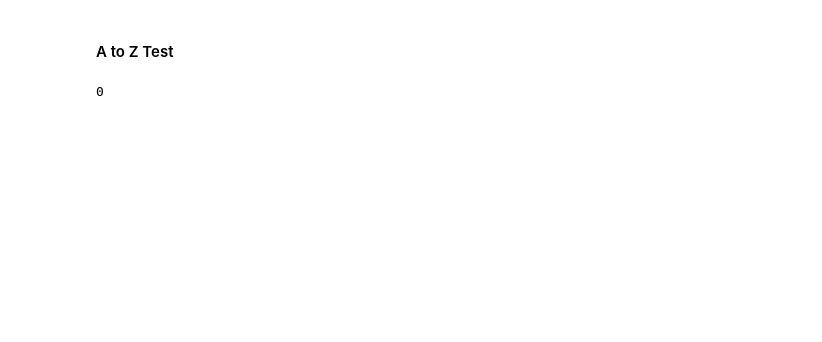
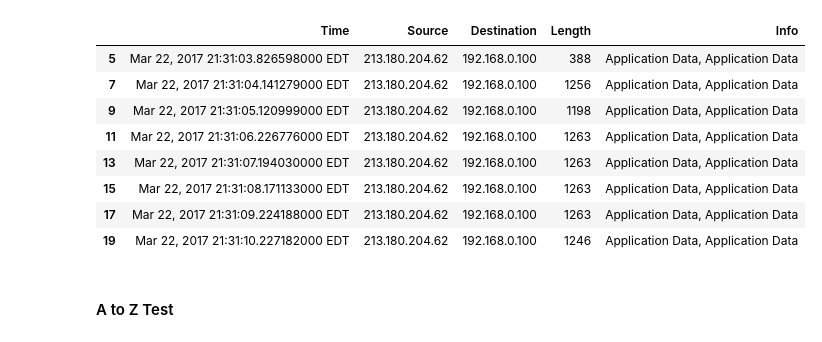
Before and after one commit to nguyenduchien1994/Side-channel-Attacks, a Jupyter notebook: Project--HTTPS_Exploit/Project HTTPSExploit.ipynb, the cells around one changed output. Cells and saved outputs as stored; diff of their text form; code cells hidden in the pictures; blank space fills up the shorter version.

```diff
--- a/Project--HTTPS_Exploit/Project HTTPSExploit.ipynb
+++ b/Project--HTTPS_Exploit/Project HTTPSExploit.ipynb
@@ -25,3 +140,21 @@ for w in word:
+# %%
+ts=tshark(10)
+enterAWord(K[27])
+ts.join()
+T=pd.read_csv('dump0.csv',delimiter='\t',names=['Time','Source','Destination','Length','Info'])
+#select=np.logical_or(T['Info']=='Application Data', T['Info']=='Application Data, Application Data')
+select=np.logical_and(T['Source']=="213.180.204.62",T['Info']=='Application Data, Application Data')
+T.loc[select]
+# %% [output]
+|  | Time | Source | Destination | Length | Info |
+| 5 | Mar 22, 2017 21:31:03.826598000 EDT | 213.180.204.62 | 192.168.0.100 | 388 | Application Data, Application Data |
+| 7 | Mar 22, 2017 21:31:04.141279000 EDT | 213.180.204.62 | 192.168.0.100 | 1256 | Application Data, Application Data |
+| 9 | Mar 22, 2017 21:31:05.120999000 EDT | 213.180.204.62 | 192.168.0.100 | 1198 | Application Data, Application Data |
+| 11 | Mar 22, 2017 21:31:06.226776000 EDT | 213.180.204.62 | 192.168.0.100 | 1263 | Application Data, Application Data |
+| 13 | Mar 22, 2017 21:31:07.194030000 EDT | 213.180.204.62 | 192.168.0.100 | 1263 | Application Data, Application Data |
+| 15 | Mar 22, 2017 21:31:08.171133000 EDT | 213.180.204.62 | 192.168.0.100 | 1263 | Application Data, Application Data |
+| 17 | Mar 22, 2017 21:31:09.224188000 EDT | 213.180.204.62 | 192.168.0.100 | 1263 | Application Data, Application Data |
+| 19 | Mar 22, 2017 21:31:10.227182000 EDT | 213.180.204.62 | 192.168.0.100 | 1246 | Application Data, Application Data |
 # %% [markdown]
 #### A to Z Test
 # %%
@@ -34,7 +168,3 @@ for c in range(ord('a'),ord('z')):
         time.sleep(1)
         inputElement.send_keys(Keys.BACKSPACE)
         time.sleep(1)
-# %%
-os.system("""tshark -Y "((ip.dst_host == 192.168.0.104 && ip.src_host ==213.180.204.62  )|| (ip.dst_host == 213.180.204.62&& ip.src_host == 192.168.0.104  ) )&&tcp.port == 443 && ssl.record.version == 0x0303" -T fields -e frame.time -e ip.src -e ip.dst -e frame.len -e _ws.col.Info -a duration:30 > dump0.csv""")
-# %% [output]
-0
```
Also changed, not shown: parts of 12 cells of this notebook, 3 other files.
